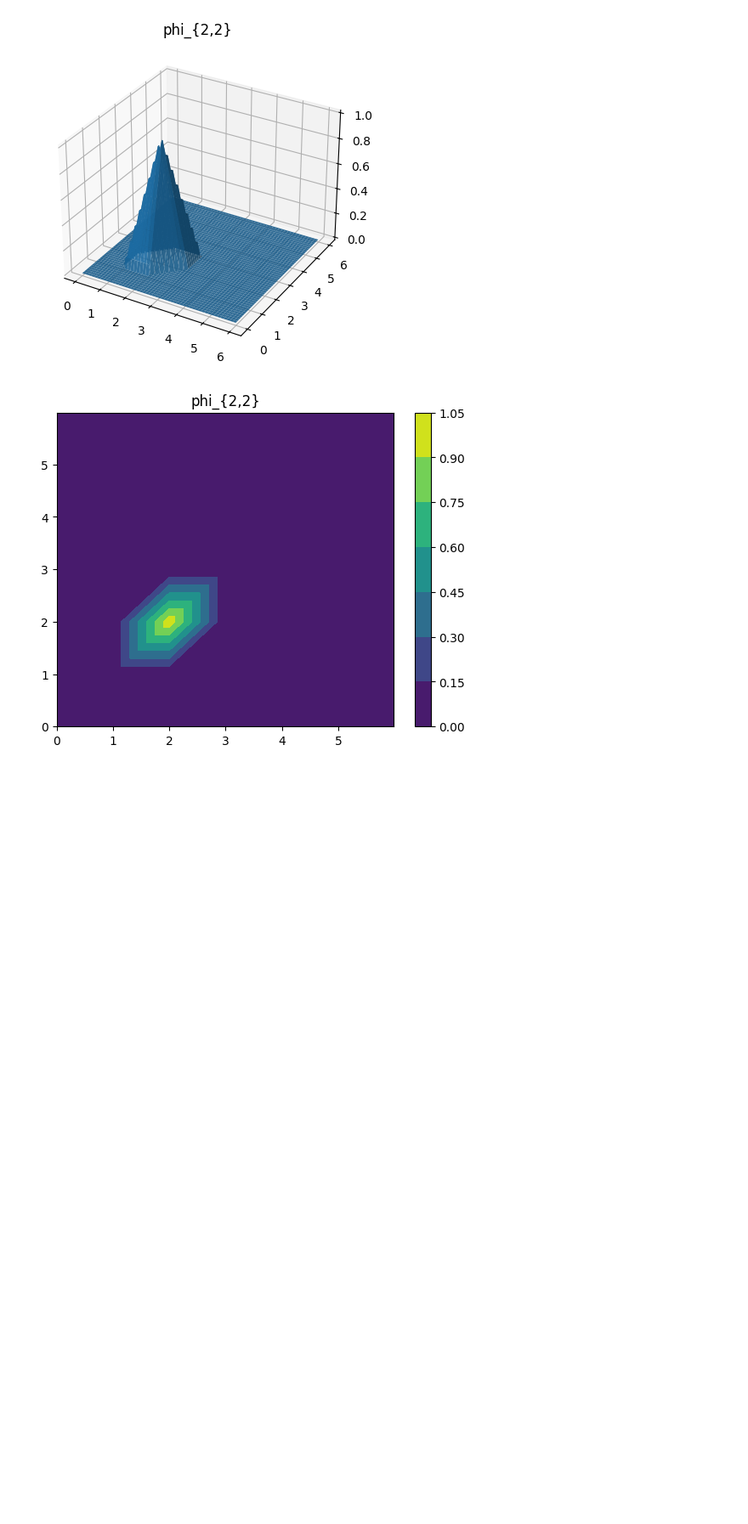
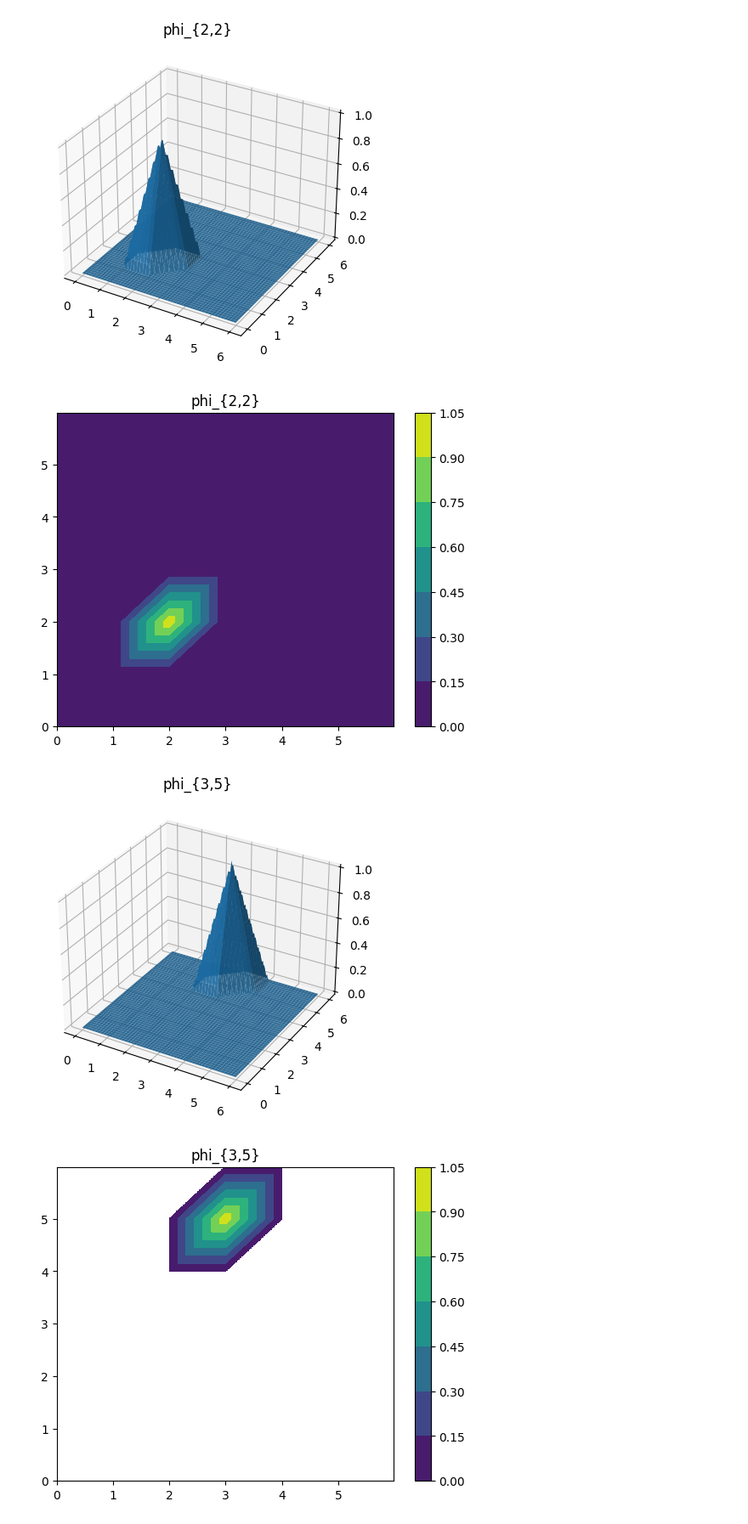
Before and after one commit to cagnol/PDE-Lab-2025, a Jupyter notebook: Chapter5-Lab.ipynb, the cells around one changed output. Shown at 85% size. Cells and saved outputs as stored; diff of their text form; code cells hidden in the pictures; blank space fills up the shorter version.

```diff
--- a/Chapter5-Lab.ipynb
+++ b/Chapter5-Lab.ipynb
@@ -540,3 +540,8 @@ Represent_phi(2,2)
 # %% [output]
 [figure]
 [figure]
+# %%
+Represent_phi(3,5)
+# %% [output]
+[figure, added]
+[figure, added]
```
Also changed, not shown: parts of 1 cell of this notebook.
